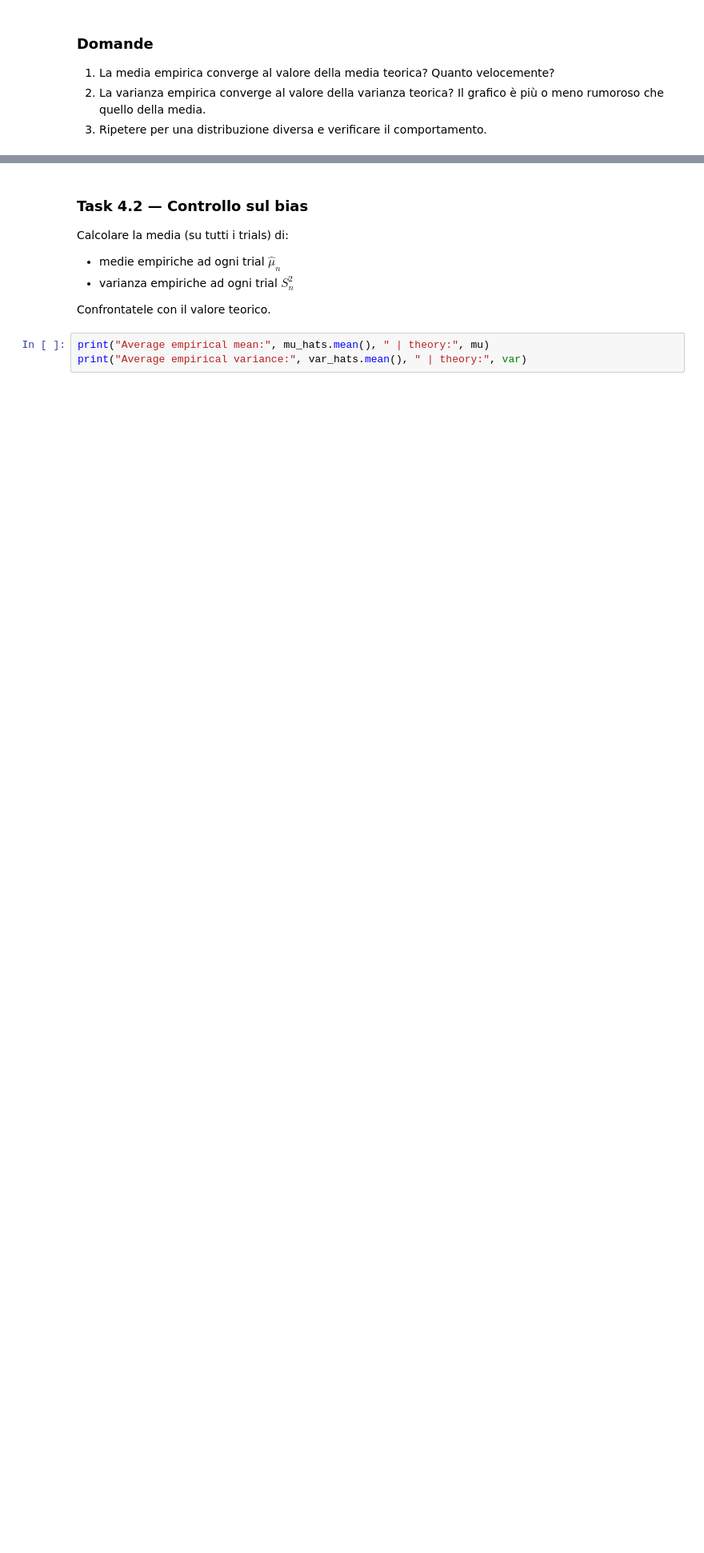
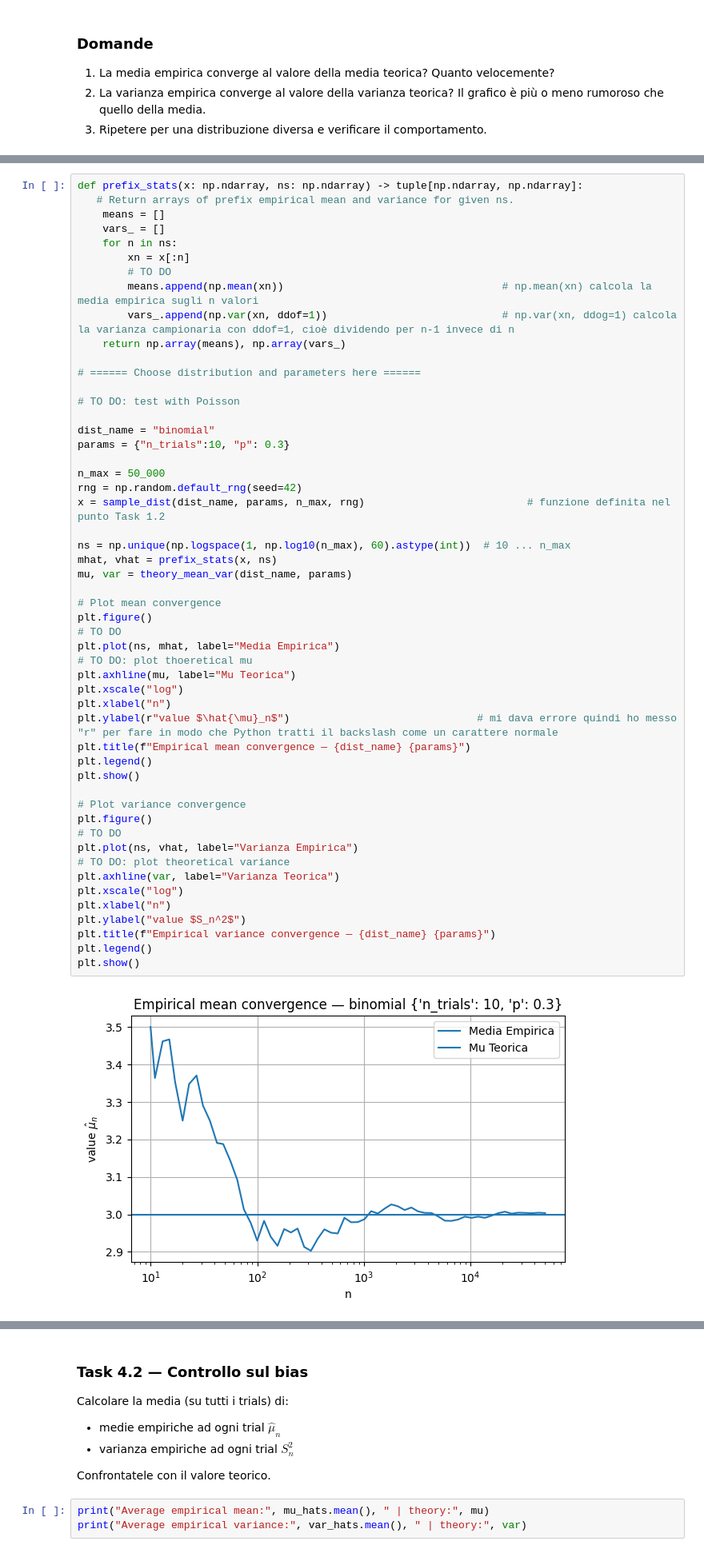
Before and after one commit to iamgiu/Introduzione-al-Data-Science, a Jupyter notebook: Notebook/Seconda Settimana/lab2.ipynb, the cells around one changed output, grey strips where cells are left out. Shown at 80% size. Drawn from its saved outputs; the diff is of its cells as text; blank space fills up the shorter version.

```diff
--- a/Notebook/Seconda Settimana/lab2.ipynb
+++ b/Notebook/Seconda Settimana/lab2.ipynb
@@ -211,0 +226,54 @@ plt.show()
+# %%
+def prefix_stats(x: np.ndarray, ns: np.ndarray) -> tuple[np.ndarray, np.ndarray]:
+   # Return arrays of prefix empirical mean and variance for given ns.
+    means = []
+    vars_ = []
+    for n in ns:
+        xn = x[:n]
+        # TO DO
+        means.append(np.mean(xn))                                   # np.mean(xn) calcola la media empirica sugli n valori
+        vars_.append(np.var(xn, ddof=1))                            # np.var(xn, ddog=1) calcola la varianza campionaria con ddof=1, cioè dividendo per n-1 invece di n
+    return np.array(means), np.array(vars_)
+
+# ====== Choose distribution and parameters here ======
+
+# TO DO: test with Poisson
+
+dist_name = "binomial"
+params = {"n_trials":10, "p": 0.3}
+
+n_max = 50_000
+rng = np.random.default_rng(seed=42)
+x = sample_dist(dist_name, params, n_max, rng)                          # funzione definita nel punto Task 1.2
+
+ns = np.unique(np.logspace(1, np.log10(n_max), 60).astype(int))  # 10 ... n_max
+mhat, vhat = prefix_stats(x, ns)
+mu, var = theory_mean_var(dist_name, params)
+
+# Plot mean convergence
+plt.figure()
+# TO DO
+plt.plot(ns, mhat, label="Media Empirica")
+# TO DO: plot thoeretical mu
+plt.axhline(mu, label="Mu Teorica")
+plt.xscale("log")
+plt.xlabel("n")
+plt.ylabel(r"value $\hat{\mu}_n$")                              # mi dava errore quindi ho messo "r" per fare in modo che Python tratti il backslash come un carattere normale
+plt.title(f"Empirical mean convergence — {dist_name} {params}")
+plt.legend()
+plt.show()
+
+# Plot variance convergence
+plt.figure()
+# TO DO
+plt.plot(ns, vhat, label="Varianza Empirica")
+# TO DO: plot theoretical variance
+plt.axhline(var, label="Varianza Teorica")
+plt.xscale("log")
+plt.xlabel("n")
+plt.ylabel("value $S_n^2$")
+plt.title(f"Empirical variance convergence — {dist_name} {params}")
+plt.legend()
+plt.show()
+# %% [output]
+[figure, added]
```
Also changed, not shown: parts of 4 cells of this notebook.
